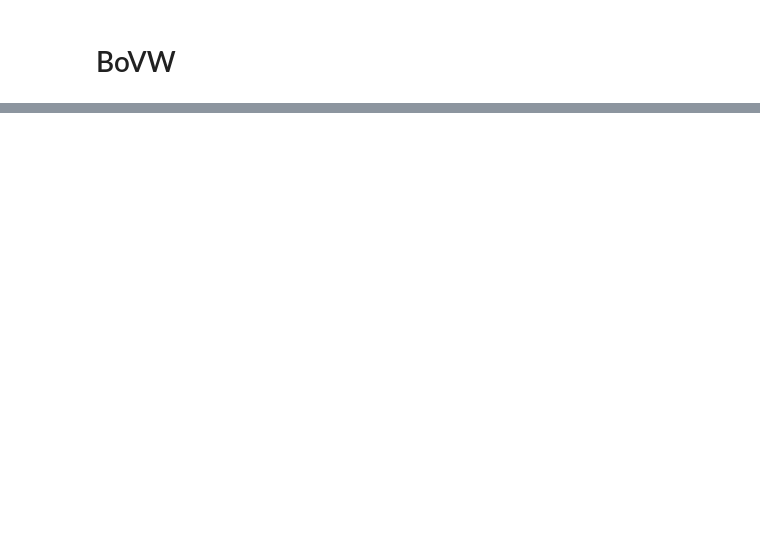
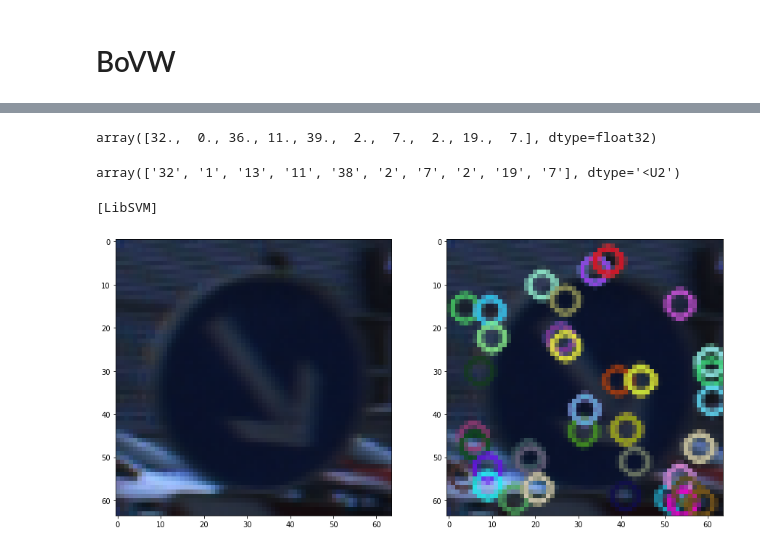
Before and after one commit to Genvekt/F2020_CV_Project, a Jupyter notebook: BoVW feature extractor.ipynb, the cells around one changed output, grey strips where cells are left out. Drawn from its saved outputs; the diff is of its cells as text; code cells hidden in the pictures; blank space fills up the shorter version.

```diff
--- a/BoVW feature extractor.ipynb
+++ b/BoVW feature extractor.ipynb
@@ -17,2 +24,16 @@ logger.setLevel(logging.DEBUG)
+# %%
+CLUSTER_TRAIN_DIR = Path("Dataset/Train_cluster")
+CLUSTER_LABELS = "Dataset/Train_cluster/labels.csv"
+
+TRAIN_DIR = Path("Dataset/Train")
+TRAIN_LABELS_FILE = "Dataset/Train/labels.csv"
+
+TEST_DIR = Path("Dataset/GTSRB/Final_Test/Images")
+TEST_LABELS_FILE = "Dataset/GT-final_test.csv"
+
+IMG_SIZE = (64,64)
+VOCABULARY_SIZE = 600
+
+IMG_TYPE = "ppm"
 # %% [markdown]
 # BoVW
@@ -424,0 +383,8 @@ bovw3.plot_nearest_neighbours(ids[0], dists[0])
+# %%
+y_pred[:10]
+# %% [output]
+array([32.,  0., 36., 11., 39.,  2.,  7.,  2., 19.,  7.], dtype=float32)
+# %%
+test_y[:10]
+# %% [output]
+array(['32', '1', '13', '11', '38', '2', '7', '2', '19', '7'], dtype='<U2')
@@ -424,0 +399,4 @@ bovw3.plot_nearest_neighbours(ids[0], dists[0])
+# %%
+linear_svm_hog = SVC(kernel='linear', C=1, decision_function_shape='ovo', verbose=True).fit(train_hog, train_y)
+# %% [output]
+[LibSVM]
@@ -424,0 +413,8 @@ bovw3.plot_nearest_neighbours(ids[0], dists[0])
+# %%
+sift = cv2.xfeatures2d.SIFT_create(contrastThreshold = 0.02, sigma = 1.2, edgeThreshold = 20)
+# %%
+test_img = test_X[4]
+keypoints, descriptors = sift.detectAndCompute(test_img, None)
+showInRow([test_img, cv2.drawKeypoints(test_img, keypoints, test_img.copy())])
+# %% [output]
+[figure, added]
```
Also changed, not shown: parts of 58 cells of this notebook, 4 other files.
